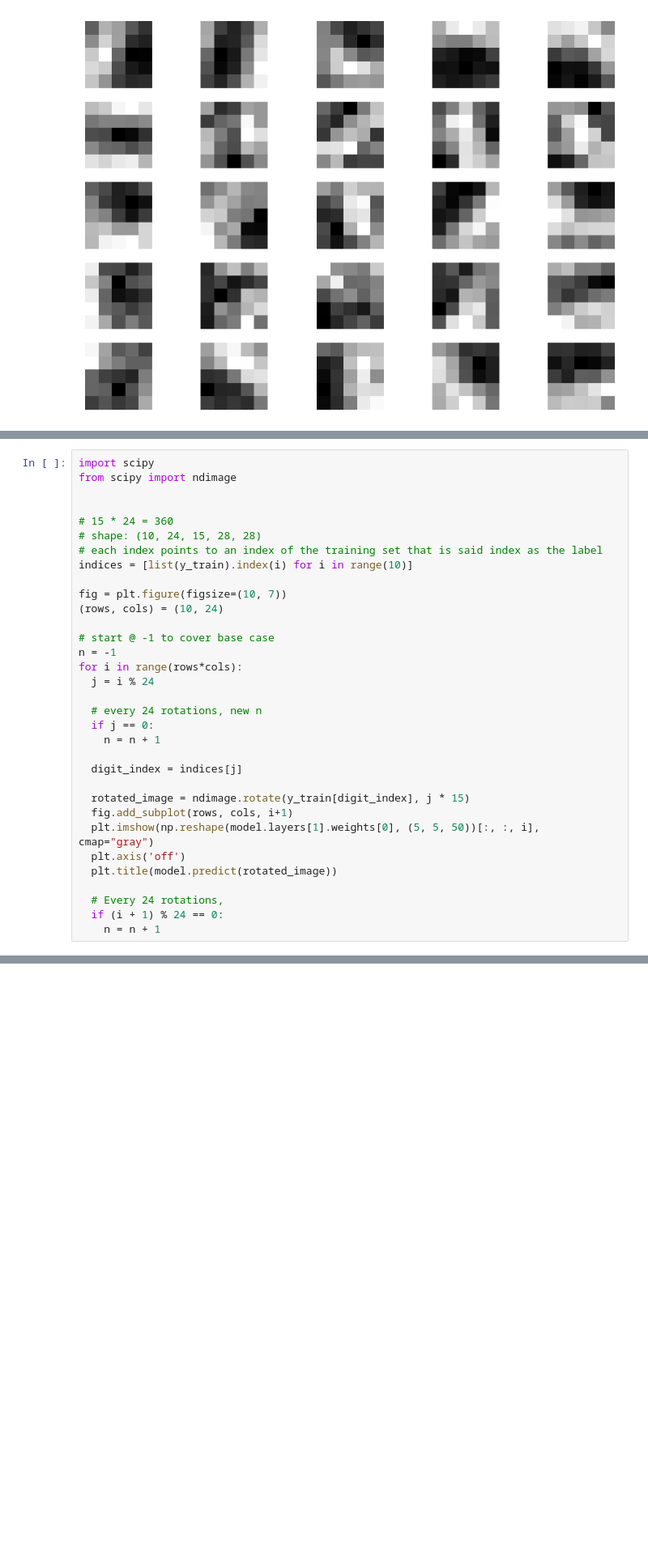
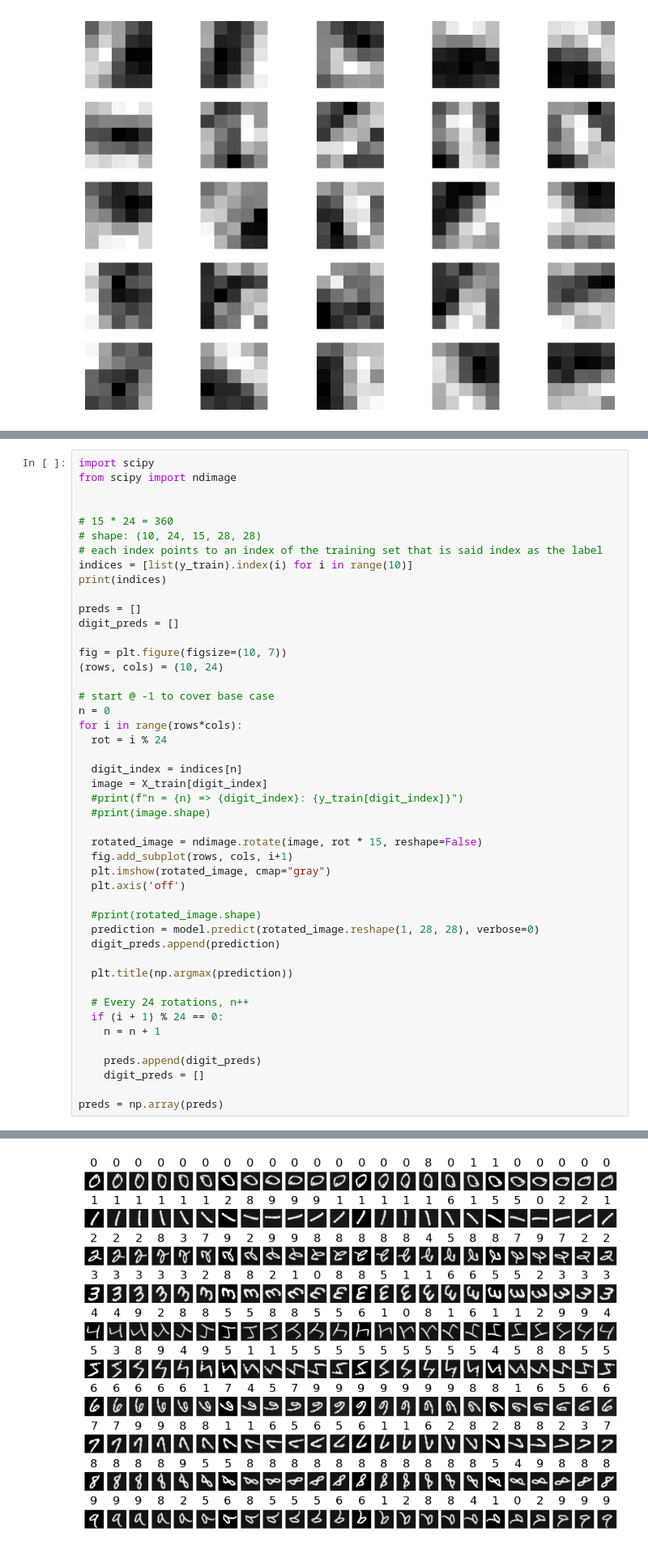
Before and after one commit to AmeerArsala/CSC-587, a Jupyter notebook: hw1/MNIST.ipynb, the cells around one changed output, grey strips where cells are left out. Shown at 81% size. Drawn from its saved outputs; the diff is of its cells as text; blank space fills up the shorter version.

```diff
--- a/hw1/MNIST.ipynb
+++ b/hw1/MNIST.ipynb
@@ -214,27 +226,41 @@ from scipy import ndimage
 # shape: (10, 24, 15, 28, 28)
 # each index points to an index of the training set that is said index as the label
 indices = [list(y_train).index(i) for i in range(10)]
+print(indices)
+
+preds = []
+digit_preds = []
 
 fig = plt.figure(figsize=(10, 7))
 (rows, cols) = (10, 24)
 
 # start @ -1 to cover base case
-n = -1
+n = 0
 for i in range(rows*cols):
-  j = i % 24
+  rot = i % 24
 
-  # every 24 rotations, new n
-  if j == 0:
+  digit_index = indices[n]
+  image = X_train[digit_index]
+  #print(f"n = {n} => {digit_index}: {y_train[digit_index]}")
+  #print(image.shape)
+
+  rotated_image = ndimage.rotate(image, rot * 15, reshape=False)
+  fig.add_subplot(rows, cols, i+1)
+  plt.imshow(rotated_image, cmap="gray")
+  plt.axis('off')
+
+  #print(rotated_image.shape)
+  prediction = model.predict(rotated_image.reshape(1, 28, 28), verbose=0)
+  digit_preds.append(prediction)
+
+  plt.title(np.argmax(prediction))
+
+  # Every 24 rotations, n++
+  if (i + 1) % 24 == 0:
     n = n + 1
 
-  digit_index = indices[j]
+    preds.append(digit_preds)
+    digit_preds = []
 
-  rotated_image = ndimage.rotate(y_train[digit_index], j * 15)
-  fig.add_subplot(rows, cols, i+1)
-  plt.imshow(np.reshape(model.layers[1].weights[0], (5, 5, 50))[:, :, i], cmap="gray")
-  plt.axis('off')
-  plt.title(model.predict(rotated_image))
-
-  # Every 24 rotations,
-  if (i + 1) % 24 == 0:
-    n = n + 1
+preds = np.array(preds)
+# %% [output]
@@ -240,0 +268 @@ for i in range(rows*cols):
+[figure, added]
```
Also changed, not shown: parts of 12 cells of this notebook, 1 other file.
